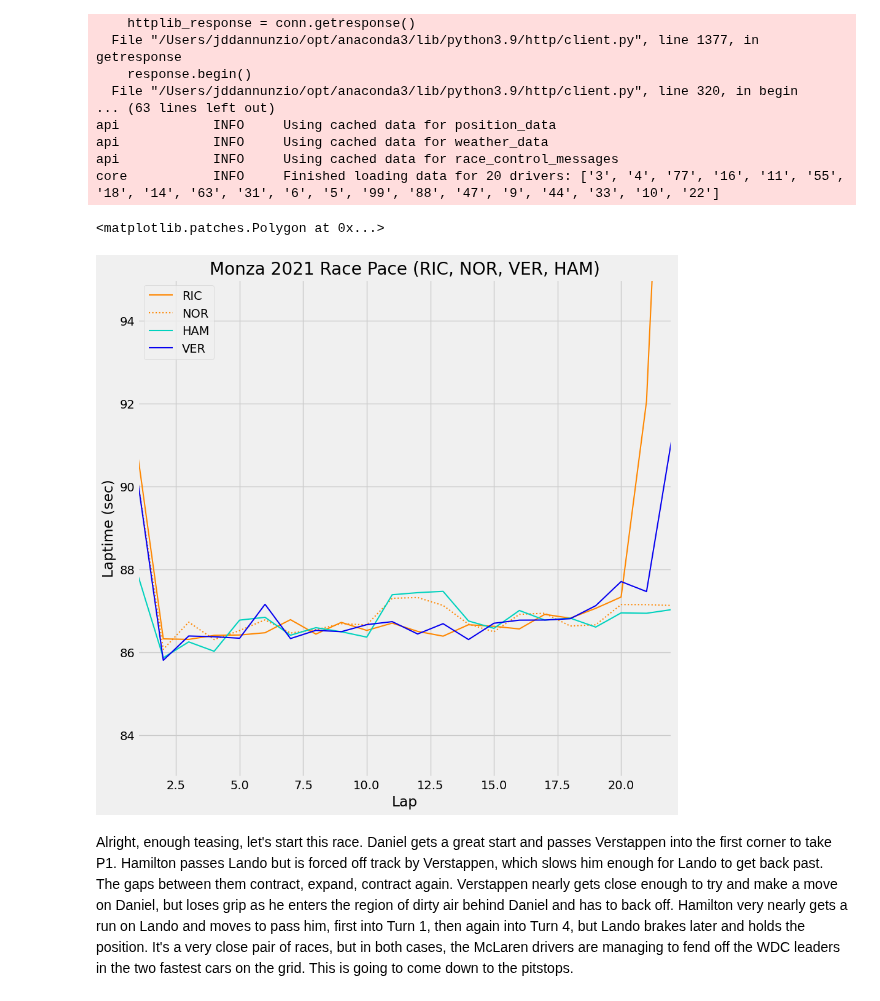
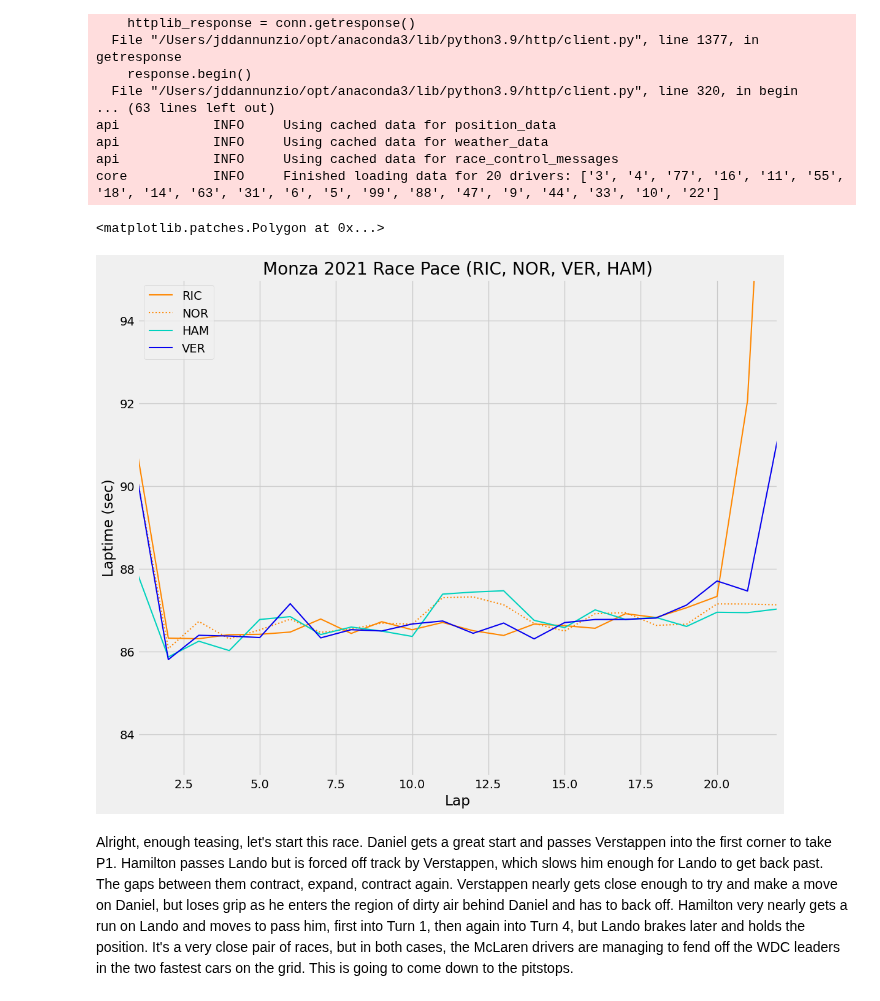
Before and after one commit to orderlogicmachine/f1-pace-analysis, a Jupyter notebook: main.ipynb, the cells around one changed output. Cells and saved outputs as stored; diff of their text form; code cells hidden in the pictures.

Commit message:
Widened race pace chart

```diff
--- a/main.ipynb
+++ b/main.ipynb
@@ -197,7 +197,7 @@ visualized_teams = []
 # %%
 visualized_teams = []
 
-plt.rcParams['figure.figsize'] = [10, 10]
+plt.rcParams['figure.figsize'] = [12, 10]
 
 fig, ax = plt.subplots()
 
@@ -212,34 +212,34 @@ for driver in drivers_to_visualize:
 
     # The formation lap is counted as "Lap 1" in the data, so we subtract it from the count
     x = driver_laps['LapNumber'] - 1
 
     # Create a rolling average of laptimes
     # y = driver_laps['LapTimeSeconds'].rolling(3, center=True).mean()
     y = driver_laps['LapTimeSeconds']
 
     # To ensure teammates' lines are distinct
     linestyle = '-' if team not in visualized_teams else ':'
 
     ax.plot(x, y, label=driver, color=ff1.plotting.team_color(team), linestyle=linestyle, linewidth=1.5)
     ax.set(ylabel = 'Laptime (sec)')
     ax.set(xlabel = 'Lap')
     ax.set_xlim(1, 22)
     ax.set_ylim(83, 95)
     ax.set_title('Monza 2021 Race Pace (RIC, NOR, VER, HAM)')
     ax.legend()
 
     # Add the team to the visualized teams variable so that the next time the linestyle will be different
     visualized_teams.append(team)
 
 sc_yellow = '#ffca00'
 
 # Highlight Safety Car & Virtual Safety Car laps in F1's Safety Car Yellow
 # Could definitely do this programmatically. Outer values of consecutive runs? axvspan method can only take beginning and ending lap numbers
 ax.axvspan(24, 30, color=sc_yellow, alpha=0.3)
 ax.axvspan(43, 44, color=sc_yellow, alpha=0.3)
 # %% [output]
 <matplotlib.patches.Polygon at 0x...>
-[figure, old version]
+[figure, new version]
 # %% [markdown]
 Alright, enough teasing, let's start this race. Daniel gets a great start and passes Verstappen into the first corner to take P1. Hamilton passes Lando but is forced off track by Verstappen, which slows him enough for Lando to get back past. The gaps between them contract, expand, contract again. Verstappen nearly gets close enough to try and make a move on Daniel, but loses grip as he enters the region of dirty air behind Daniel and has to back off. Hamilton very nearly gets a run on Lando and moves to pass him, first into Turn 1, then again into Turn 4, but Lando brakes later and holds the position. It's a very close pair of races, but in both cases, the McLaren drivers are managing to fend off the WDC leaders in the two fastest cars on the grid. This is going to come down to the pitstops.
 # %% [markdown]
```
